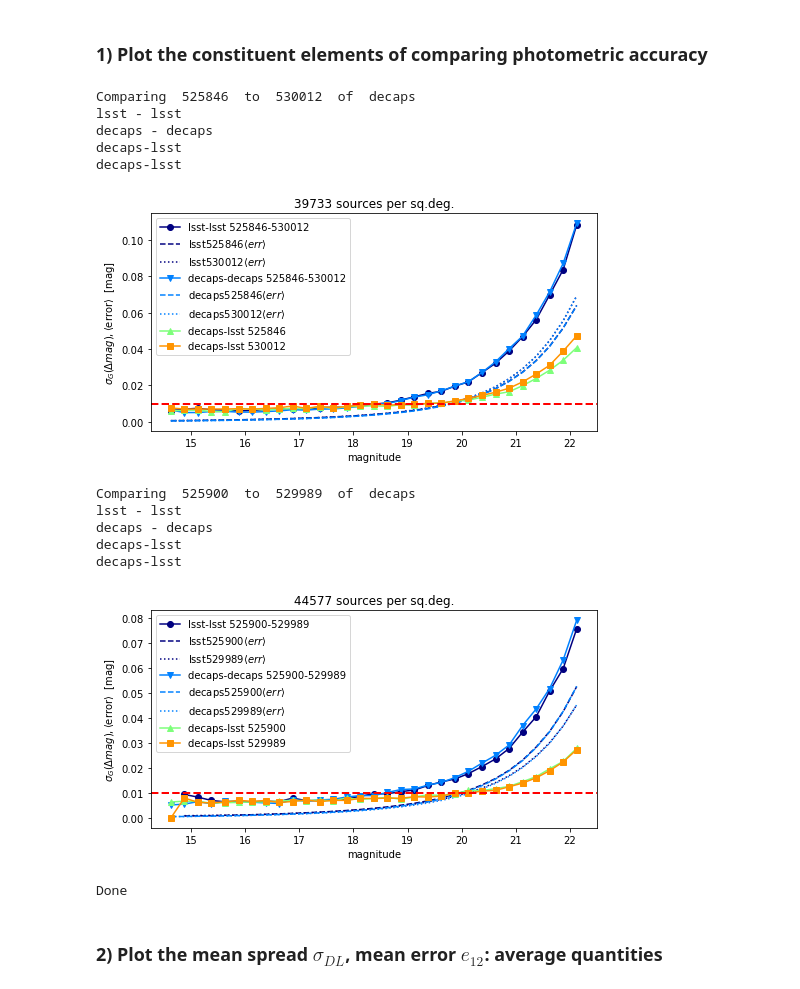
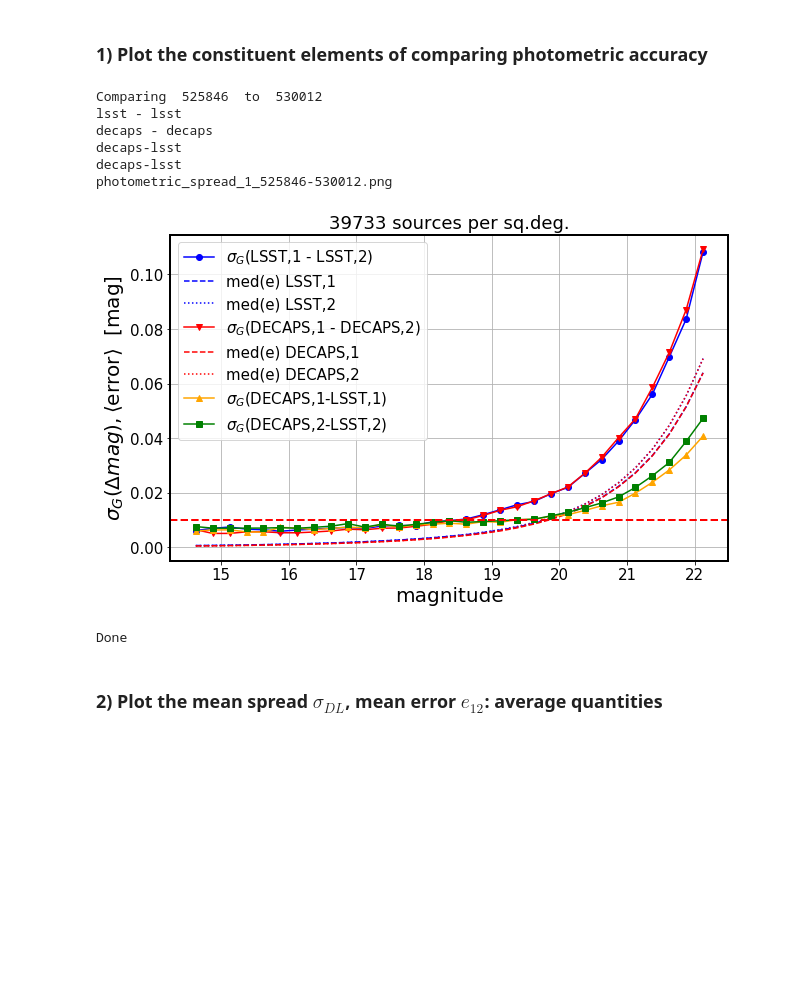
Before and after one commit to suberlak/crowded_fields, a Jupyter notebook: code/N3_spread_epoch_to_epoch.ipynb, the cells around one changed output. Saved outputs shown, nothing was run; the diff lists cells and outputs as text; code cells hidden in the pictures; blank space fills up the shorter version.

```diff
--- a/code/N3_spread_epoch_to_epoch.ipynb
+++ b/code/N3_spread_epoch_to_epoch.ipynb
@@ -778,7 +736,17 @@ and plot DECAPS-LSST  on visit_1. So in total we could have 8 plots ( one for
 each visit1 in the chosen_visits above)
 # %% [markdown]
 ### 1) Plot the constituent elements of comparing photometric accuracy
+# %%
+from matplotlib import rcParams
+rcParams['ytick.labelsize'] = 15
+rcParams['xtick.labelsize'] = 15
+rcParams['axes.labelsize'] = 20
+rcParams['axes.linewidth'] = 2
+rcParams['font.size'] = 15
+rcParams['axes.titlesize'] = 18
 # %%
+chosen_visits = Table.read('decaps_visits_epoch12_more.txt', format='ascii')
+
 import matplotlib.cm as cm
 pairs = [[chosen_visits['visit_1'][i],chosen_visits['visit_2'][i]]
          for i in range(len(chosen_visits))]
@@ -788,17 +756,22 @@ markers = ['o','v', '^','s','D','*', 'h','p','X']
 densities = chosen_visits['meanN']
 colors = np.arange(3+1)/4
 
+
+colors = {'lsst':'blue', 'decaps':'red',
+          'dl_visit1': 'orange', 'dl_visit2':'green' }
+
+
 bins = np.arange(14.5,22.5,0.25)
 bin_centers = (bins[:-1] + bins[1:])/2
 
 
-for j, pair in enumerate(pairs[:2]) :
+for j, pair in enumerate(pairs[:1]) :
     #print(pairs)
     visit1,visit2 = pair[0], pair[1]
-    print('Comparing ', visit1, ' to ', visit2, ' of ', source )
+    print('Comparing ', visit1, ' to ', visit2)
     density = densities[j]
 
-    fig, ax=  plt.subplots(1,1, figsize=(8,4))
+    fig, ax=  plt.subplots(1,1, figsize=(10,6))
 
     # ADD the sigmaG of LSST-LSST and DECAPS-DECAPS
     for k,source in enumerate(['lsst','decaps']):
@@ -806,7 +779,7 @@ for j, pair in enumerate(pairs[:2]) :
         # set marker and color - here they don't correspond to
         # density or anything, just being different
         marker = markers[k%len(markers)]
-        color = cmap(colors[k])
+        color = colors[source]  #cmap(colors[k])
 
         # read the cross-matched catalog
         fname  = source+'-'+source+str(visit1)+'-'+str(visit2)+'.txt'
@@ -829,23 +802,26 @@ for j, pair in enumerate(pairs[:2]) :
         median_error2 = bs(x,e2, bins=bins, statistic='median')
 
         # plot sigmaG with solid lines and markers
-        ax.plot(bin_centers,sig,
-                label=source+'-'+source+' '+str(visit1)+'-'+str(visit2),
+        ax.plot(bin_centers,sig,label= r'$\sigma_{G}($'+\
+                source.upper()+',1 - '+source.upper()+',2)',
+                #source+'-'+source+' '+str(visit1)+'-'+str(visit2),
                 marker=marker,c=color)
 
         # plot median error for both visits with dashed lines
         ax.plot(bin_centers, median_error1.statistic, ls='--', c=color,
-               label=source+str(visit1)+r'$\langle err \rangle$')
+               label='med(e)'+' '+source.upper()+',1')
+                #source+str(visit1)+r'$\langle err \rangle$')
 
         ax.plot(bin_centers, median_error2.statistic, ls=':', c=color,
-               label=source+str(visit2)+r'$\langle err \rangle$')
+               label='med(e)'+' '+source.upper()+',2')
+                #source+str(visit2)+r'$\langle err \rangle$')
 
 
     # ADD DECAPS-LSST for visit1 , visit2
-    for visit in [visit1, visit2]:
+    for j,visit in enumerate([visit1, visit2]):
         k += 1  # choose the next color  and marker
         marker = markers[k%len(markers)]
-        color = cmap(colors[k])
+        color = colors['dl_visit'+str(j+1)]#  cmap(colors[k])
         print('decaps-lsst')
         decaps_lsst = Table.read('decaps-lsst-'+str(visit)+'.txt', format='ascii')
         mask_distance = decaps_lsst['d2darcsec'].data < 0.5
@@ -856,45 +832,43 @@ for j, pair in enumerate(pairs[:2]) :
         dm = y-x
 
         # calculate the spread : sigmaG
         spread_sig = bs(x,dm, bins=bins,statistic=sigmaG)
         sig = spread_sig.statistic
 
         # calculate median error
         #median_error1 = bs(x,e1, bins=bins, statistic='median')
         #median_error2 = bs(x,e2, bins=bins, statistic='median')
 
         ax.plot(bin_centers,sig,
-                label='decaps-lsst '+str(visit),
+                label=  r'$\sigma_{G}$'+'(DECAPS,'+str(j+1)+'-LSST,'+str(j+1)+')',
+
                 marker=marker, c=color)
     #ax.plot(bin_centers, median_error1.statistic, c=color, ls='--',
     #      label='decaps'+str(visit1)+r'$\langle err \rangle$')
     #ax.plot(bin_centers, median_error2.statistic, c=color, ls='-.',
     #       label='lsst'+str(visit1)+r'$\langle err \rangle$')
     ax.set_title(str(int(density)) + ' sources per sq.deg.')
     ax.set_ylabel(r'$\sigma_{G}(\Delta mag), \langle \mathrm{error} \rangle$  [mag]')
     ax.set_xlabel('magnitude')
     ax.axhline(0.01, ls='--', lw=2, c='red')
     ax.legend()
-
-    plt.savefig('photometric_spread_1_'+str(visit1)+'-'+str(visit2)+'.png',
+    ax.grid()
+    fname = 'photometric_spread_1_'+str(visit1)+'-'+str(visit2)+'.png'
+    print(fname)
+    plt.savefig(fname,
                bbox_inches='tight')
     plt.show()
 
 print('Done')
 # %% [output]
-Comparing  525846  to  530012  of  decaps
+Comparing  525846  to  530012
 lsst - lsst
 decaps - decaps
 decaps-lsst
 decaps-lsst
+photometric_spread_1_525846-530012.png
-[figure, old version]
+[figure, new version]
-Comparing  525900  to  529989  of  decaps
-lsst - lsst
-decaps - decaps
-decaps-lsst
-decaps-lsst
+Done
-[figure, removed]
-Done
 # %% [markdown]
 ### 2) Plot the mean spread $\sigma_{DL}$, mean error  $e_{12}$: average quantities
 # %% [markdown]
```
Also changed, not shown: parts of 19 cells of this notebook, 1 other file.
